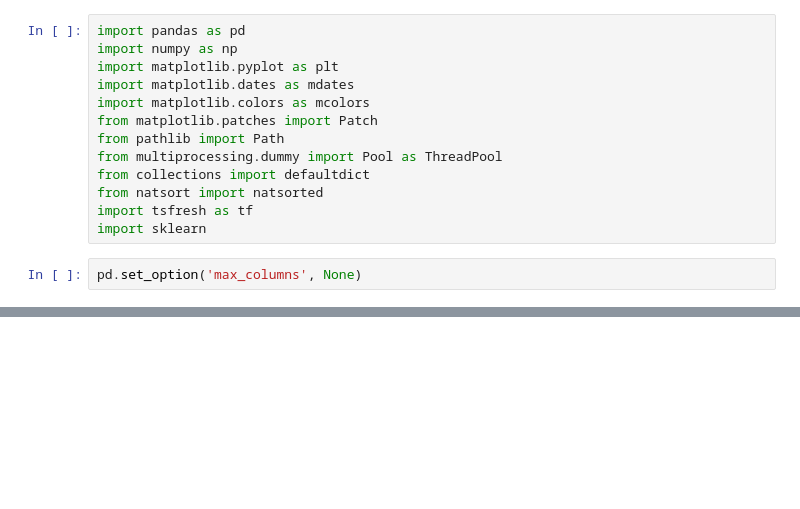
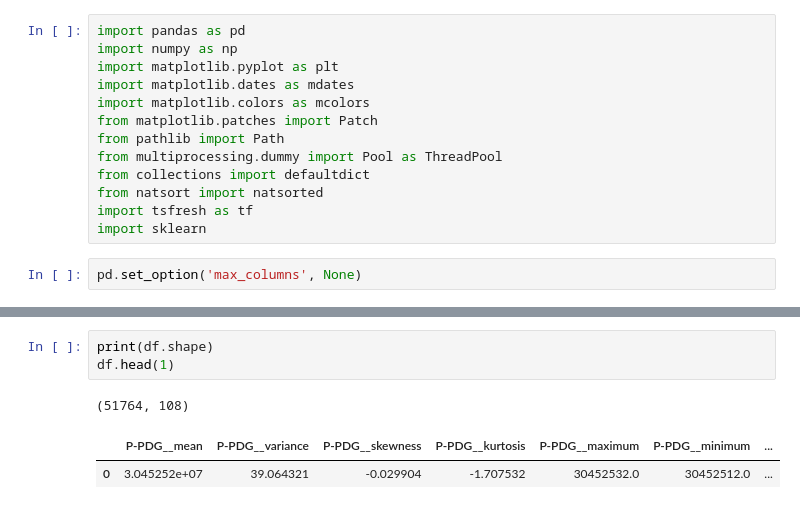
Before and after one commit to mc50093/uzop_proj, a Jupyter notebook: 3W_training_validation_and_test_sets.ipynb, the cells around one changed output, grey strips where cells are left out. Saved outputs shown, nothing was run; the diff lists cells and outputs as text; blank space fills up the shorter version.

```diff
--- a/3W_training_validation_and_test_sets.ipynb
+++ b/3W_training_validation_and_test_sets.ipynb
@@ -50,0 +64,7 @@ dtype: int64
+# %%
+print(df.shape)
+df.head(1)
+# %% [output]
+(51764, 108)
+|  | P-PDG__mean | P-PDG__variance | P-PDG__skewness | P-PDG__kurtosis | P-PDG__maximum | P-PDG__minimum | ... |
+| 0 | 3.045252e+07 | 39.064321 | -0.029904 | -1.707532 | 30452532.0 | 30452512.0 | ... |
```
Also changed, not shown: parts of 9 cells of this notebook.
